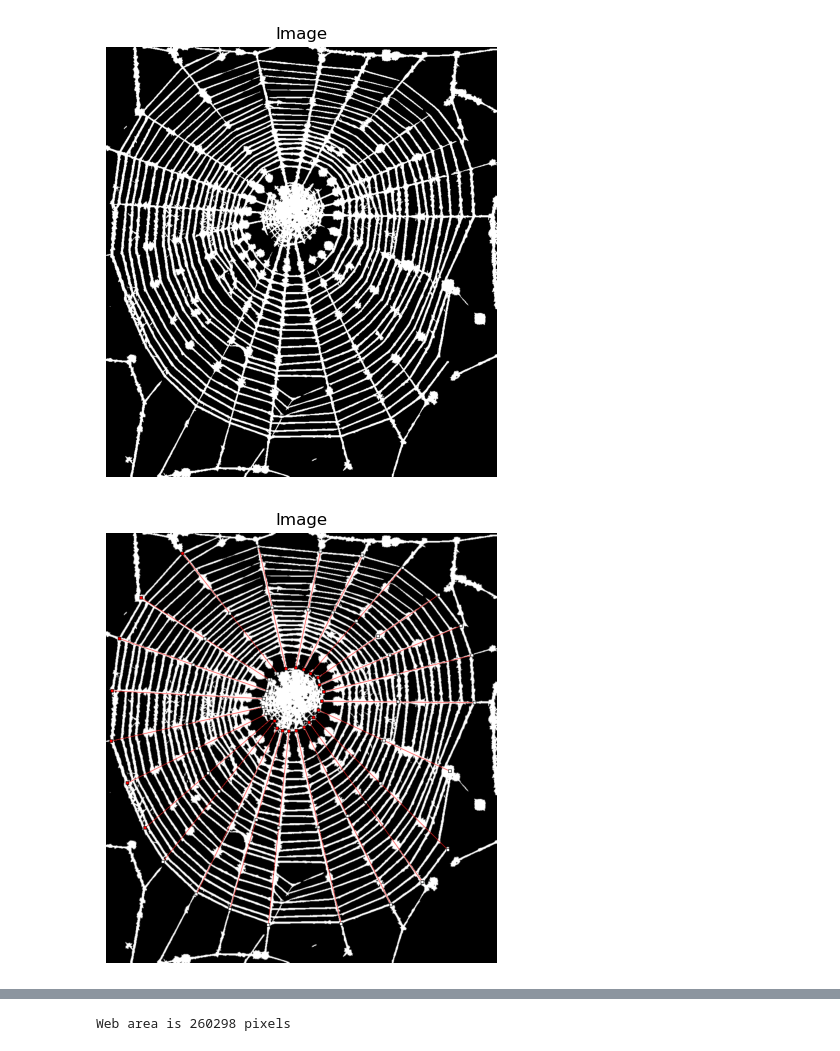
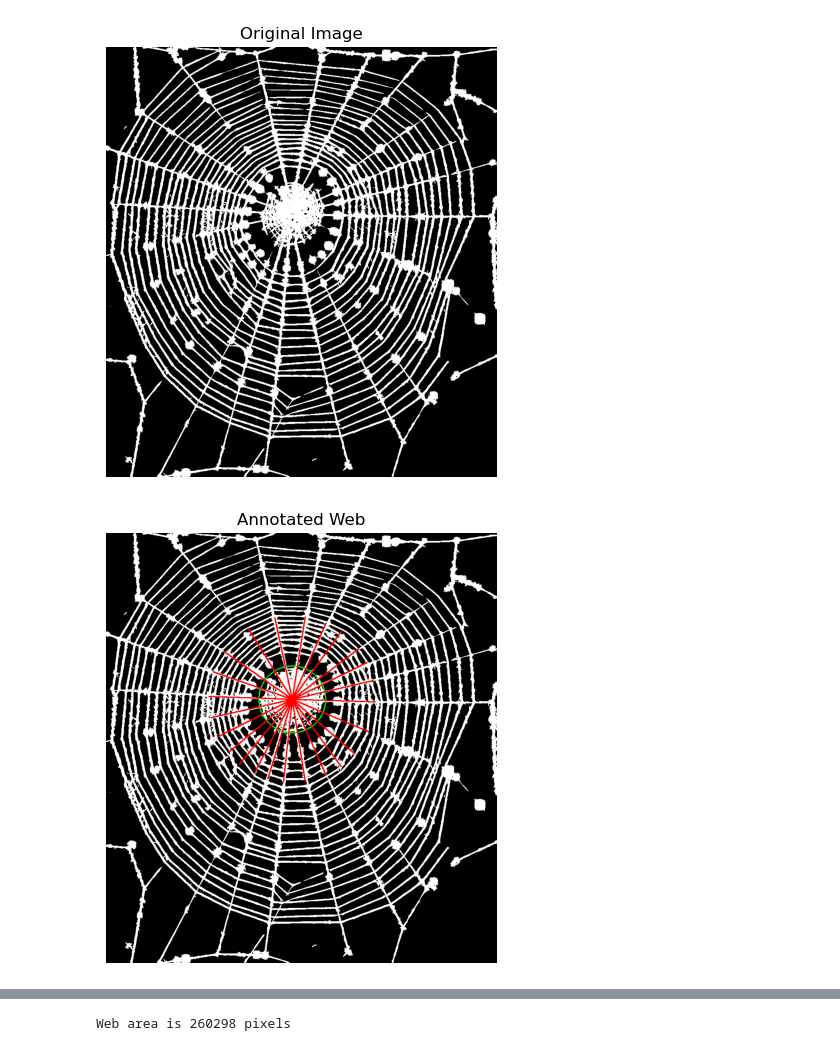
Before and after one commit to QuantumSkull5/SpiderImageReading, a Jupyter notebook: ExtractingDataFromWeb.ipynb, the cells around one changed output, grey strips where cells are left out. Cells and saved outputs as stored; diff of their text form; code cells hidden in the pictures.

Commit message:
Made an algorithm that successfully drew radial lines in one image, working to generalize central hub detection and radial line detection to all webs

```diff
--- a/ExtractingDataFromWeb.ipynb
+++ b/ExtractingDataFromWeb.ipynb
@@ -13,21 +13,21 @@ import torch
 # %%
 web = cv2.imread(r"C:\Users\adamain\Downloads\spider_web.png")
 web =  cv2.cvtColor(web, cv2.COLOR_BGR2RGB)
-edited = cv2.imread(r"C:\Users\adamain\Downloads\spider_web-labelled.tif")
+edited = cv2.imread(r"C:\Users\adamain\Documents\Annotated Spiders\cropped_19 - 1_web_annotated.png")
 edited =  cv2.cvtColor(edited, cv2.COLOR_BGR2RGB)
 # %%
-def imshow(image, title = "Image", axis = "off"):
-    plt.imshow(image)
+def imshow(image, title = "Image", axis = "off", cmap = 'gray'):
+    plt.imshow(image, cmap = cmap)
     plt.axis(axis)
     plt.title(title)
     plt.tight_layout()
     plt.show()
 # %%
-imshow(web)
-imshow(edited)
+imshow(web, title = "Original Image")
+imshow(edited, title = "Annotated Web")
 # %% [output]
-[figure, old version]
+[figure, new version]
-[figure, old version]
+[figure, new version]
 # %%
 # Convert RGB -> HSV
 image_bgr = cv2.cvtColor(edited, cv2.COLOR_RGB2BGR)
```
Also changed, not shown: parts of 2 cells of this notebook, 1 other file.
